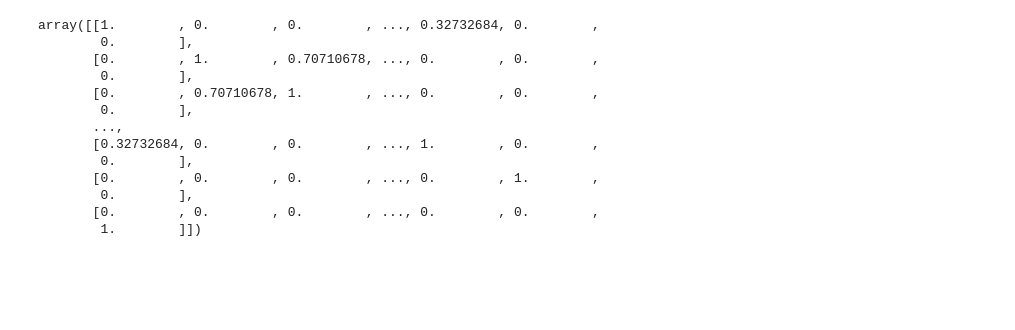
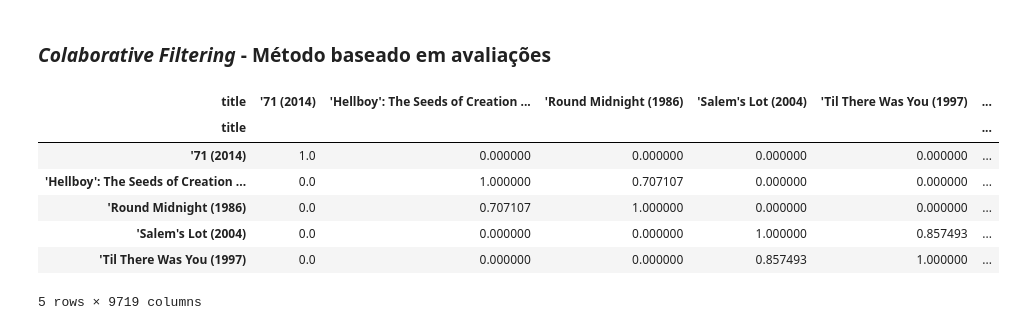
Before and after one commit to Vinigirao/projeto_aplicado_3, a Jupyter notebook: eda.ipynb, the cells around one changed output. Saved outputs shown, nothing was run; the diff lists cells and outputs as text; code cells hidden in the pictures; blank space fills up the shorter version.

```diff
--- a/eda.ipynb
+++ b/eda.ipynb
@@ -124,2 +124,4 @@ tf
+# %% [markdown]
+### *Colaborative Filtering* - Método baseado em avaliações
 # %%
 import sklearn.metrics.pairwise as pw
@@ -128,18 +128,15 @@ r = pw.cosine_similarity(tf)
-# %%
-r
-# %% [output]
-array([[1.        , 0.        , 0.        , ..., 0.32732684, 0.        ,
-        0.        ],
-       [0.        , 1.        , 0.70710678, ..., 0.        , 0.        ,
-        0.        ],
-       [0.        , 0.70710678, 1.        , ..., 0.        , 0.        ,
-        0.        ],
-       ...,
-       [0.32732684, 0.        , 0.        , ..., 1.        , 0.        ,
-        0.        ],
-       [0.        , 0.        , 0.        , ..., 0.        , 1.        ,
-        0.        ],
-       [0.        , 0.        , 0.        , ..., 0.        , 0.        ,
-        1.        ]])
 # %%
-rf = pd.DataFrame(r, columns = tf.index, index = tf.index)
+recom = pw.cosine_similarity(tabela_filmes)
+
+recom_df = pd.DataFrame(recom, columns=tabela_filmes.index, index=tabela_filmes.index)
+
+recom_df.head()
+# %% [output]
+| title | '71 (2014) | 'Hellboy': The Seeds of Creation ... | 'Round Midnight (1986) | 'Salem's Lot (2004) | 'Til There Was You (1997) | ... |
+| title |  |  |  |  |  | ... |
+| '71 (2014) | 1.0 | 0.000000 | 0.000000 | 0.000000 | 0.000000 | ... |
+| 'Hellboy': The Seeds of Creation ... | 0.0 | 1.000000 | 0.707107 | 0.000000 | 0.000000 | ... |
+| 'Round Midnight (1986) | 0.0 | 0.707107 | 1.000000 | 0.000000 | 0.000000 | ... |
+| 'Salem's Lot (2004) | 0.0 | 0.000000 | 0.000000 | 1.000000 | 0.857493 | ... |
+| 'Til There Was You (1997) | 0.0 | 0.000000 | 0.000000 | 0.857493 | 1.000000 | ... |
+5 rows × 9719 columns
```
Also changed, not shown: parts of 50 cells of this notebook.
